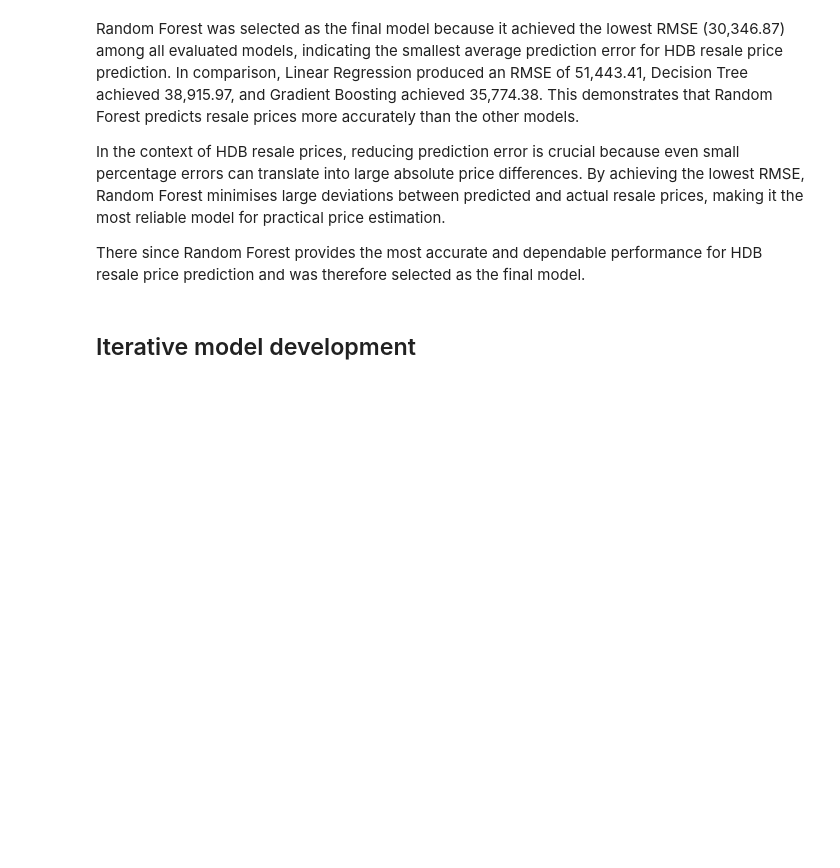
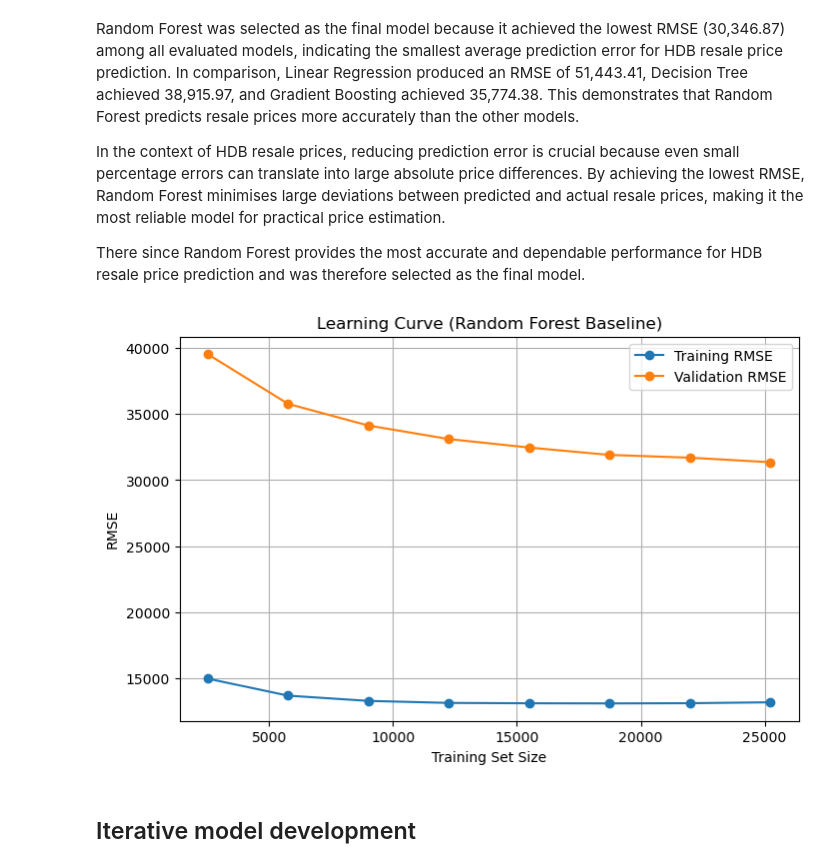
Before and after one commit to hamsitha2005/hdb-resale-streamlit, a Jupyter notebook: MLDP Program Codes Submission Template (2).ipynb, the cells around one changed output. Cells and saved outputs as stored; diff of their text form; code cells hidden in the pictures; blank space fills up the shorter version.

Commit message:
Edit in Model Analaysis

```diff
--- a/MLDP Program Codes Submission Template (2).ipynb
+++ b/MLDP Program Codes Submission Template (2).ipynb
@@ -751,6 +751,39 @@ Random Forest was selected as the final model because it achieved the lowest RMS
 In the context of HDB resale prices, reducing prediction error is crucial because even small percentage errors can translate into large absolute price differences. By achieving the lowest RMSE, Random Forest minimises large deviations between predicted and actual resale prices, making it the most reliable model for practical price estimation.
 
 There since Random Forest provides the most accurate and dependable performance for HDB resale price prediction and was therefore selected as the final model.
+# %%
+from sklearn.model_selection import learning_curve
+from sklearn.metrics import mean_squared_error
+import numpy as np
+import matplotlib.pyplot as plt
+
+train_sizes, train_scores, valid_scores = learning_curve(
+    estimator=rf,
+    X=X_train,
+    y=y_train,
+    train_sizes=np.linspace(0.1, 1.0, 8),
+    cv=3,
+    scoring="neg_root_mean_squared_error",
+    n_jobs=-1,
+    shuffle=True,
+    random_state=2025
+)
+
+# convert to positive RMSE
+train_rmse = -train_scores.mean(axis=1)
+valid_rmse = -valid_scores.mean(axis=1)
+
+plt.figure(figsize=(8,5))
+plt.plot(train_sizes, train_rmse, marker="o", label="Training RMSE")
+plt.plot(train_sizes, valid_rmse, marker="o", label="Validation RMSE")
+plt.xlabel("Training Set Size")
+plt.ylabel("RMSE")
+plt.title("Learning Curve (Random Forest Baseline)")
+plt.legend()
+plt.grid(True)
+plt.show()
+# %% [output]
+[figure, added]
 # %% [markdown]
 ## Iterative model development
 # %%
```
Also changed, not shown: parts of 8 cells of this notebook.
